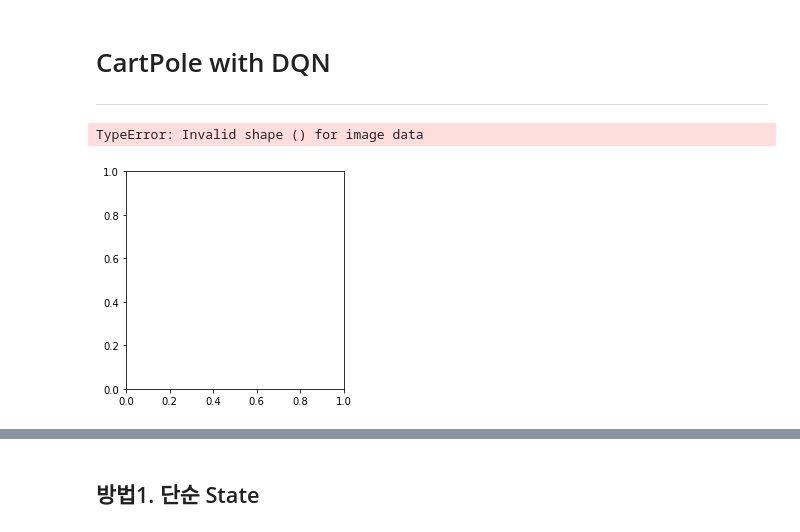
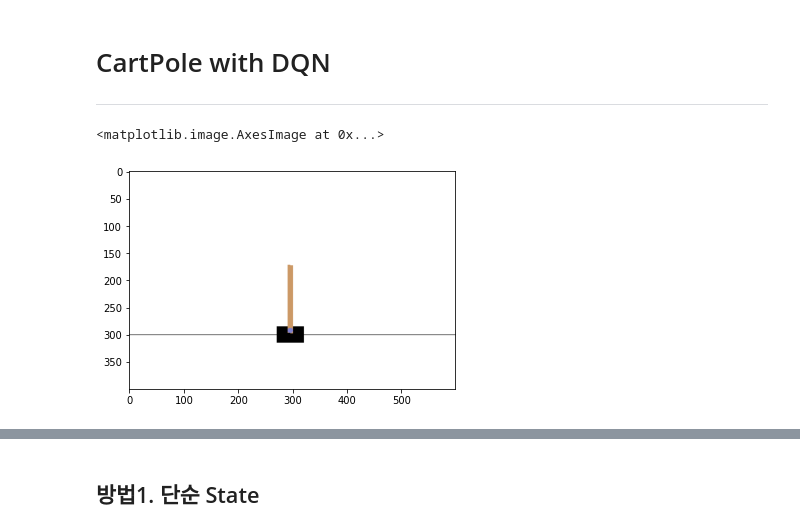
Before and after one commit to bjpublic/Reinforcement_learning, a Jupyter notebook: Chapter05/5장_균형잡기고수_CartPole.ipynb, the cells around one changed output, grey strips where cells are left out. Drawn from its saved outputs; the diff is of its cells as text; code cells hidden in the pictures.

```diff
--- a/Chapter05/5장_균형잡기고수_CartPole.ipynb
+++ b/Chapter05/5장_균형잡기고수_CartPole.ipynb
@@ -27,11 +23,6 @@ env._max_episode_steps=2000
 # %%
-#from pyvirtualdisplay import Display
-#mport pyglet
-#indow = pyglet.window.Window()
-#display = Display(visible=False,size=(400,300))
-#display.start()
 env.reset()
-plt.imshow(np.array(env.render()))
+plt.imshow(env.render('rgb_array'))
 # %% [output]
-TypeError: Invalid shape () for image data
+<matplotlib.image.AxesImage at 0x...>
-[figure, old version]
+[figure, new version]
```
Also changed, not shown: parts of 20 cells of this notebook, 7 other files.
